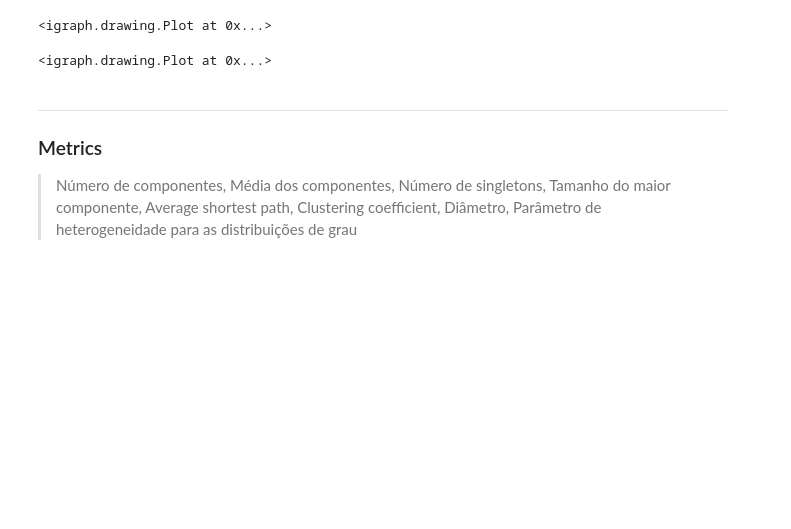
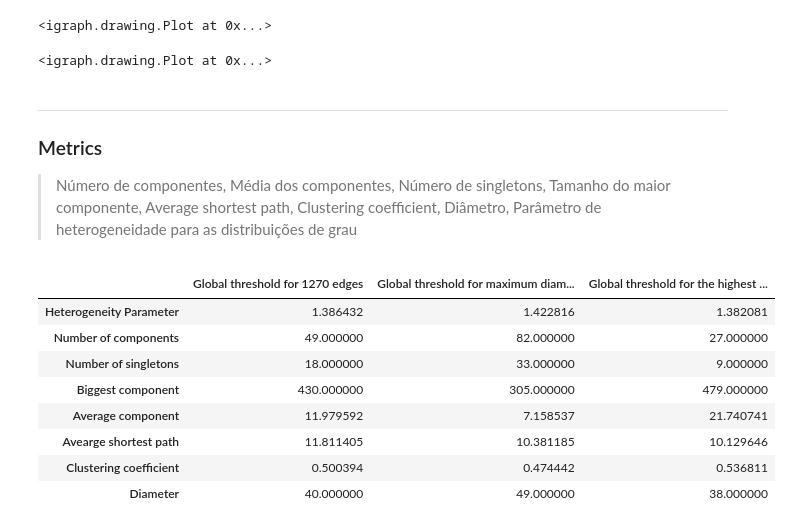
Before and after one commit to IuriDinizUfop/ComplexNetworks_MeteorologicalData, a Jupyter notebook: meteorological_data_tamanduatei_mutual_information.ipynb, the cells around one changed output. Cells and saved outputs as stored; diff of their text form; code cells hidden in the pictures; blank space fills up the shorter version.

```diff
--- a/meteorological_data_tamanduatei_mutual_information.ipynb
+++ b/meteorological_data_tamanduatei_mutual_information.ipynb
@@ -425,3 +532,41 @@ g_graph_backbone_highest_corr[0]
 ---
 ### Metrics
 >Número de componentes, Média dos componentes, Número de singletons, Tamanho do maior componente, Average shortest path, Clustering coefficient, Diâmetro, Parâmetro de heterogeneidade para as distribuições de grau
+# %%
+# Global threshold based networks
+
+# 1270 edges
+metrics_graph_1270 = metrics(g_graph_1270[1]).all_metrics()
+
+# threshold defined by the maximum diameter
+metrics_graph_max_diameter = metrics(g_graph_max_diameter[1]).all_metrics()
+
+# threshold defined by the highest correlation (1%)
+metrics_graph_highest_corr = metrics(g_graph_highest_corr[1]).all_metrics()
+
+# Backbone based networks
+
+# Number of edges: 1270
+metrics_graph_backbone_1270 = metrics(g_graph_backbone_1270[1]).all_metrics()
+
+# Number of edges: 964
+metrics_graph_backbone_max_diameter = metrics(g_graph_backbone_max_diameter[1]).all_metrics()
+
+# Number of edges: 1720
+metrics_graph_backbone_highest_corr = metrics(g_graph_backbone_highest_corr[1]).all_metrics()
+# %%
+metrics_gt_df = pd.DataFrame([metrics_graph_1270[0],metrics_graph_1270[1]['n_comp'],metrics_graph_1270[1]['n_singletons'],metrics_graph_1270[1]['biggest_comp'],metrics_graph_1270[1]['avg_comp'],metrics_graph_1270[2],metrics_graph_1270[3],metrics_graph_1270[4]],index=['Heterogeneity Parameter','Number of components','Number of singletons','Biggest component','Average component','Avearge shortest path','Clustering coefficient','Diameter'],columns=['Global threshold for 1270 edges'])
+metrics_gt_df['Global threshold for maximum diameter'] = [metrics_graph_max_diameter[0],metrics_graph_max_diameter[1]['n_comp'],metrics_graph_max_diameter[1]['n_singletons'],metrics_graph_max_diameter[1]['biggest_comp'],metrics_graph_max_diameter[1]['avg_comp'],metrics_graph_max_diameter[2],metrics_graph_max_diameter[3],metrics_graph_max_diameter[4]]
+metrics_gt_df['Global threshold for the highest correlations'] = [metrics_graph_highest_corr[0],metrics_graph_highest_corr[1]['n_comp'],metrics_graph_highest_corr[1]['n_singletons'],metrics_graph_highest_corr[1]['biggest_comp'],metrics_graph_highest_corr[1]['avg_comp'],metrics_graph_highest_corr[2],metrics_graph_highest_corr[3],metrics_graph_highest_corr[4]]
+# %%
+metrics_gt_df
+# %% [output]
+|  | Global threshold for 1270 edges | Global threshold for maximum diam... | Global threshold for the highest ... |
+| Heterogeneity Parameter | 1.386432 | 1.422816 | 1.382081 |
+| Number of components | 49.000000 | 82.000000 | 27.000000 |
+| Number of singletons | 18.000000 | 33.000000 | 9.000000 |
+| Biggest component | 430.000000 | 305.000000 | 479.000000 |
+| Average component | 11.979592 | 7.158537 | 21.740741 |
+| Avearge shortest path | 11.811405 | 10.381185 | 10.129646 |
+| Clustering coefficient | 0.500394 | 0.474442 | 0.536811 |
+| Diameter | 40.000000 | 49.000000 | 38.000000 |
```
Also changed, not shown: parts of 16 cells of this notebook.
